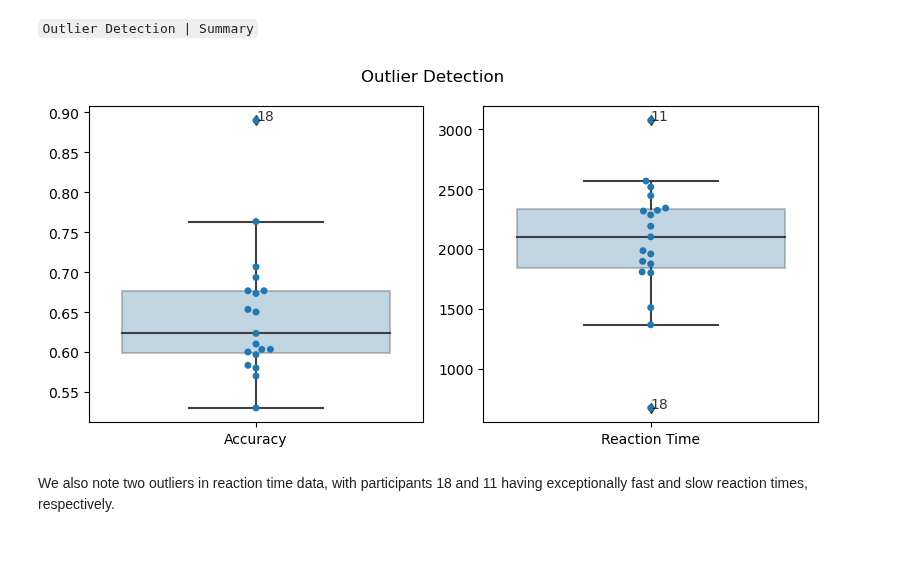
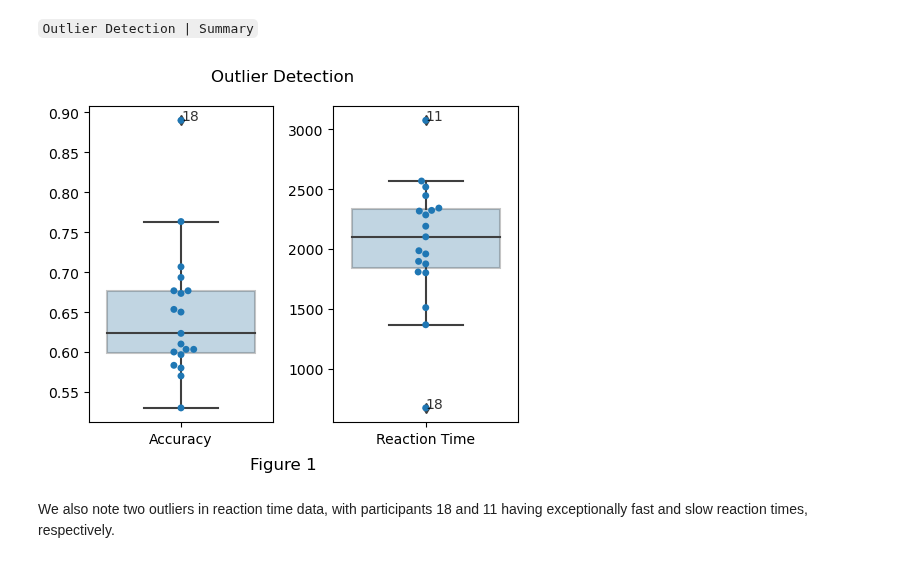
Before and after one commit to pulkitgoyal56/CCCP, a Jupyter notebook: CCCP.ipynb, the cells around one changed output. Drawn from its saved outputs; the diff is of its cells as text; code cells hidden in the pictures.

Commit message:
remake graphs with captions (fig no.)
- check/fix statistical test results values in md cells

```diff
--- a/CCCP.ipynb
+++ b/CCCP.ipynb
@@ -299,13 +299,14 @@ print_(detect_outliers(par_RT));
 # %% [markdown]
 `Outlier Detection | Summary`
 # %%
-fig, ax = plt.subplots(1, 2, figsize=(8, 4))
+fig, ax = plt.subplots(1, 2, figsize=(5, 4)) # (4, 2)
 boxplots([par_correct], ['Accuracy'], ax[0], point_labels=['']*11 + [''] + ['']*6 + [18])
 boxplots([par_RT], ['Reaction Time'], ax[1], point_labels=['']*11 + [11] + ['']*6 + [18])
 fig.suptitle('Outlier Detection')
+plt.figtext(0.5, -0.02, 'Figure 1', wrap=True, horizontalalignment='center', fontsize=12)
 plt.tight_layout()
 # %% [output]
-[figure, old version]
+[figure, new version]
 # %% [markdown]
 We also note two outliers in reaction time data, with participants 18 and 11 having exceptionally fast and slow reaction times, respectively.
 # %% [markdown]
```
Also changed, not shown: parts of 5 cells of this notebook.
